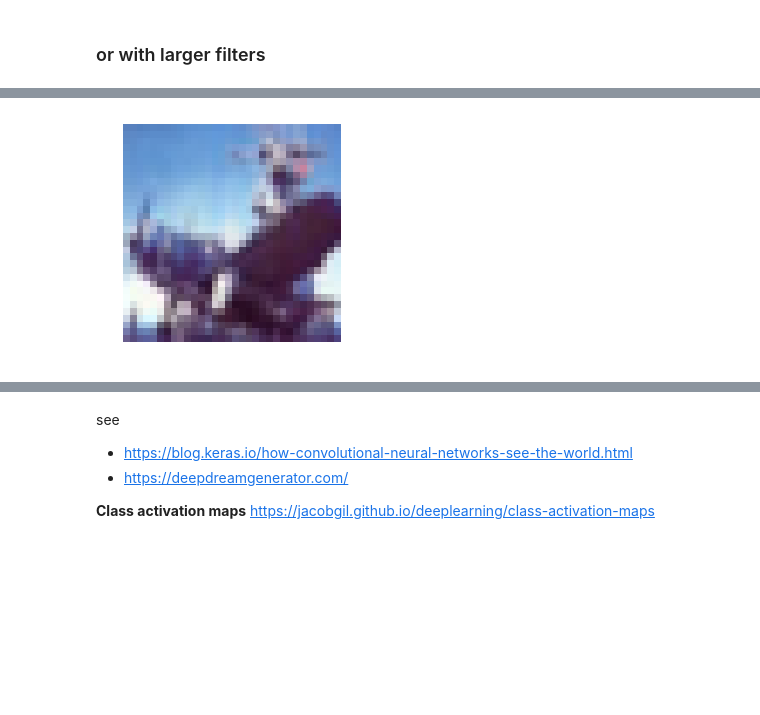
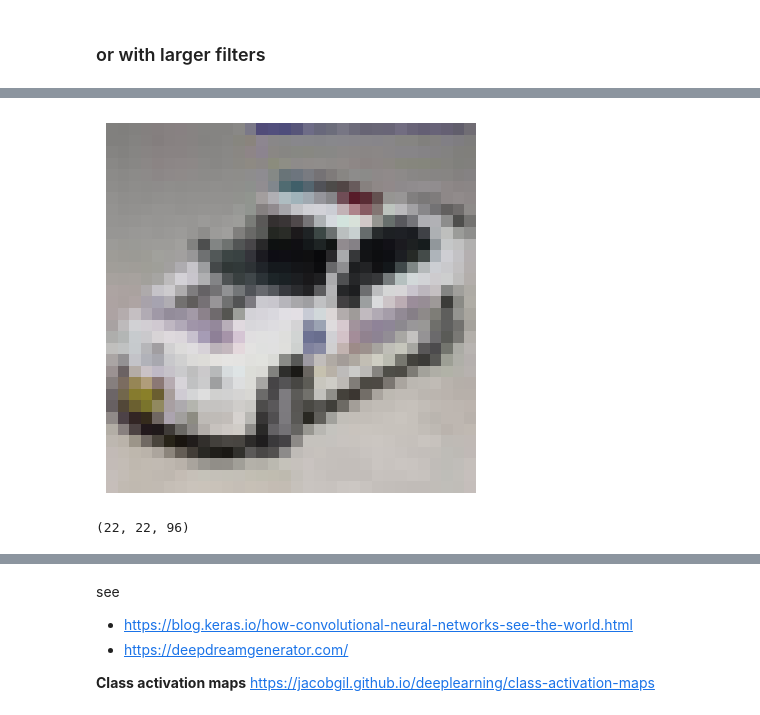
Before and after one commit to rramosp/2021.deeplearning, a Jupyter notebook: content/U4.02 - Convolutional Neural Networks.ipynb, the cells around one changed output, grey strips where cells are left out. Drawn from its saved outputs; the diff is of its cells as text; code cells hidden in the pictures; blank space fills up the shorter version.

```diff
--- a/content/U4.02 - Convolutional Neural Networks.ipynb
+++ b/content/U4.02 - Convolutional Neural Networks.ipynb
@@ -364,6 +418,6 @@ mlutils.display_imgs(w0)
 # %%
-i = np.random.randint(len(x_test))
-plt.imshow(x_test[i])
+bi = np.random.randint(len(x_test))
+plt.imshow(x_test[bi])
 plt.axis("off");
 # %% [output]
-[figure, old version]
+[figure, new version]
@@ -372,3 +428,8 @@ acts = mlutils.get_activations(model, x_test[i:i+1])["conv2d/Relu:0"][0]
+# %%
+acts = output_at_layer(x_test[bi:bi+1], model, "conv2d")[0]
+acts.shape
+# %% [output]
+(22, 22, 96)
 # %%
 plt.figure(figsize=(10,10))
 for i in range(acts.shape[-1]):
```
Also changed, not shown: parts of 20 cells of this notebook, 6 other files.
